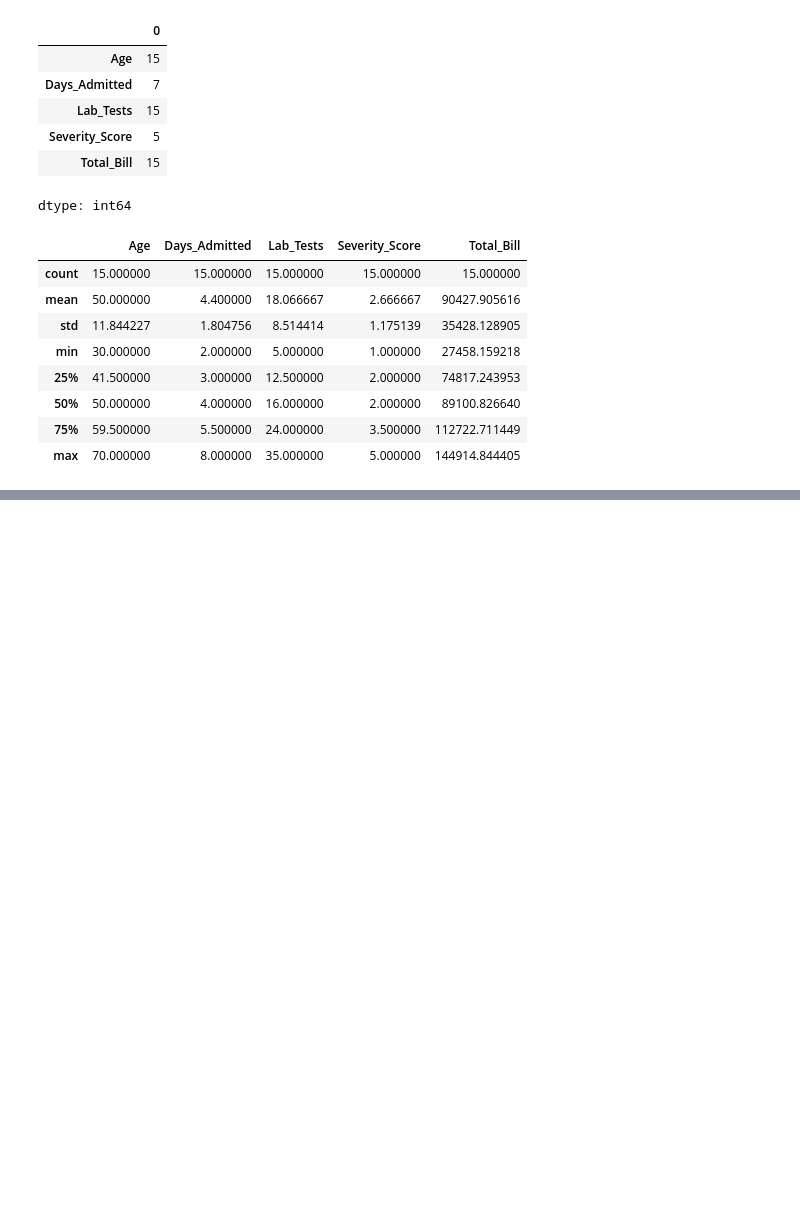
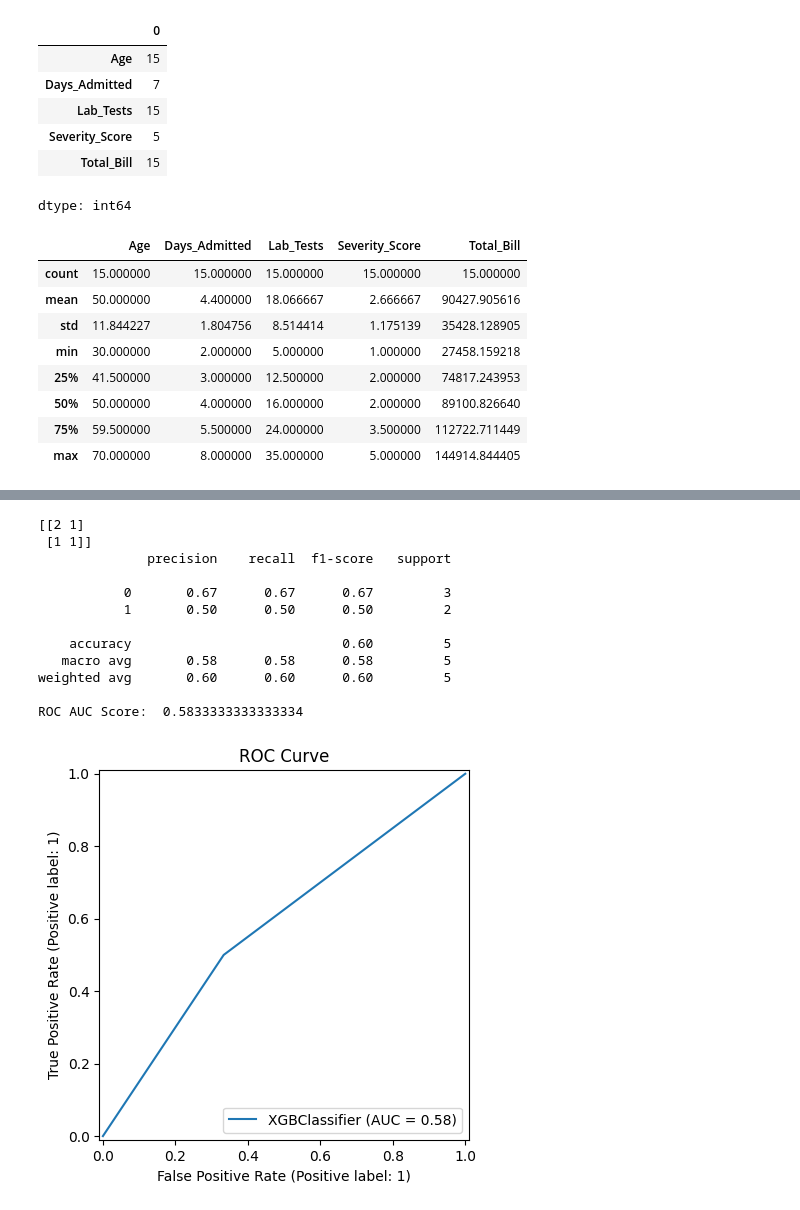
Before and after one commit to dakshayani2906/Data-Science-Portfolio, a Jupyter notebook: Untitled7.ipynb, the cells around one changed output, grey strips where cells are left out. Saved outputs shown, nothing was run; the diff lists cells and outputs as text; code cells hidden in the pictures; blank space fills up the shorter version.

```diff
--- a/Untitled7.ipynb
+++ b/Untitled7.ipynb
@@ -209,0 +386,13 @@ data.describe()
+# %%
+# Prepare Data
+
+X = data.drop("Readmitted", axis = 1)
+y = data['Readmitted']
+
+X_train, X_test, y_train, y_test = train_test_split(X, y, test_size = 0.3, random_state = 42, stratify = y)
+# %%
+# Train XGBoost Classifier
+
+model = XGBClassifier(use_label_encoder = False, eval_metric = 'logloss', random_state = 42)
+
+model.fit(X_train, y_train)
@@ -209,0 +414,27 @@ data.describe()
+# %%
+# Predictions and Evaluations
+
+y_pred = model.predict(X_test)
+y_proba = model.predict_proba(X_test)[:,1]
+
+print(confusion_matrix(y_test, y_pred))
+print(classification_report(y_test, y_pred))
+print("ROC AUC Score: ", roc_auc_score(y_test, y_proba))
+
+RocCurveDisplay.from_estimator(model, X_test, y_test)
+plt.title("ROC Curve")
+plt.show()
+# %% [output]
+[[2 1]
+ [1 1]]
+              precision    recall  f1-score   support
+
+           0       0.67      0.67      0.67         3
+           1       0.50      0.50      0.50         2
+
+    accuracy                           0.60         5
+   macro avg       0.58      0.58      0.58         5
+weighted avg       0.60      0.60      0.60         5
+
+ROC AUC Score:  0.5833333333333334
+[figure, added]
```
Also changed, not shown: parts of 22 cells of this notebook.
